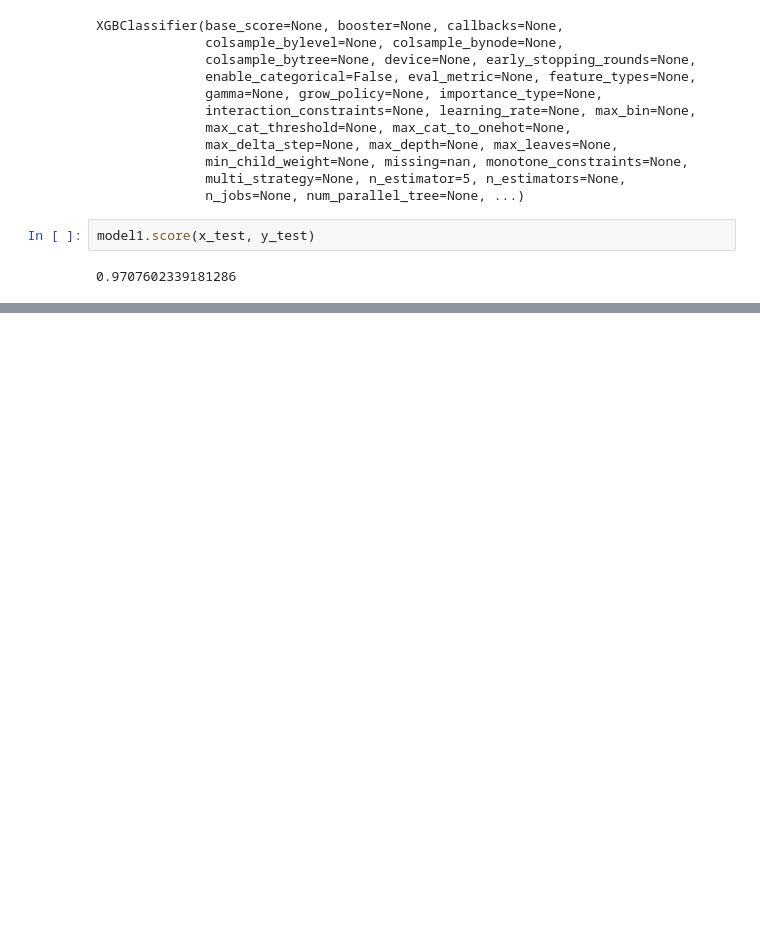
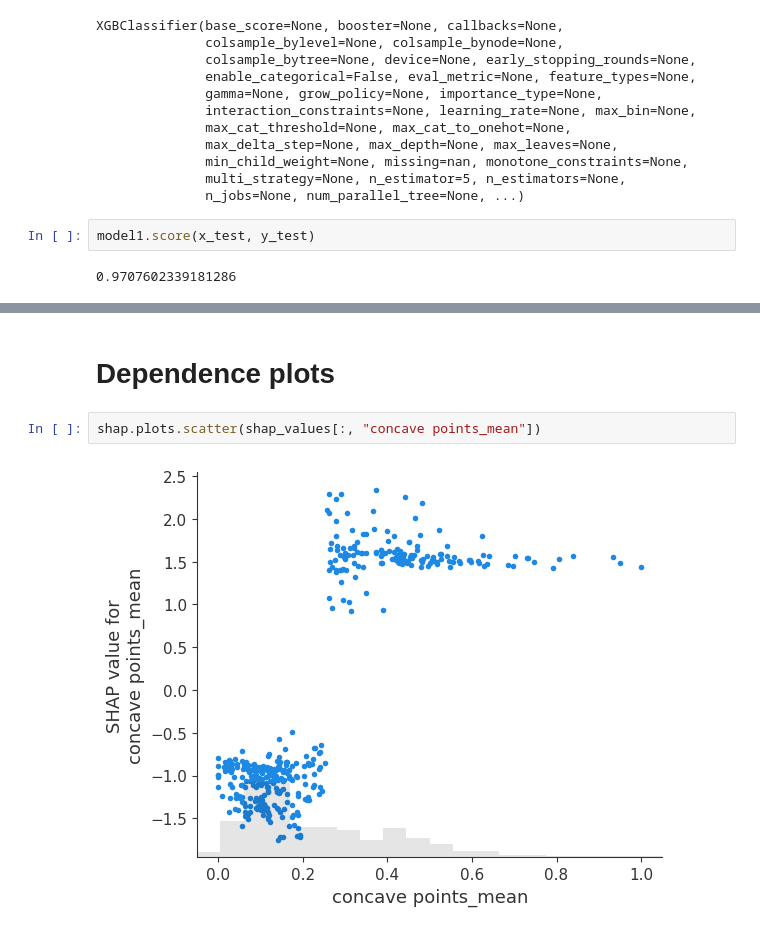
Before and after one commit to ARS-saad/thesisWork, a Jupyter notebook: XGBoost.ipynb, the cells around one changed output, grey strips where cells are left out. Saved outputs shown, nothing was run; the diff lists cells and outputs as text; blank space fills up the shorter version.

```diff
--- a/XGBoost.ipynb
+++ b/XGBoost.ipynb
@@ -185,0 +230,6 @@ model1.score(x_test, y_test)
+# %% [markdown]
+# Dependence plots
+# %%
+shap.plots.scatter(shap_values[:, "concave points_mean"])
+# %% [output]
+[figure, added]
```
Also changed, not shown: parts of 27 cells of this notebook.
